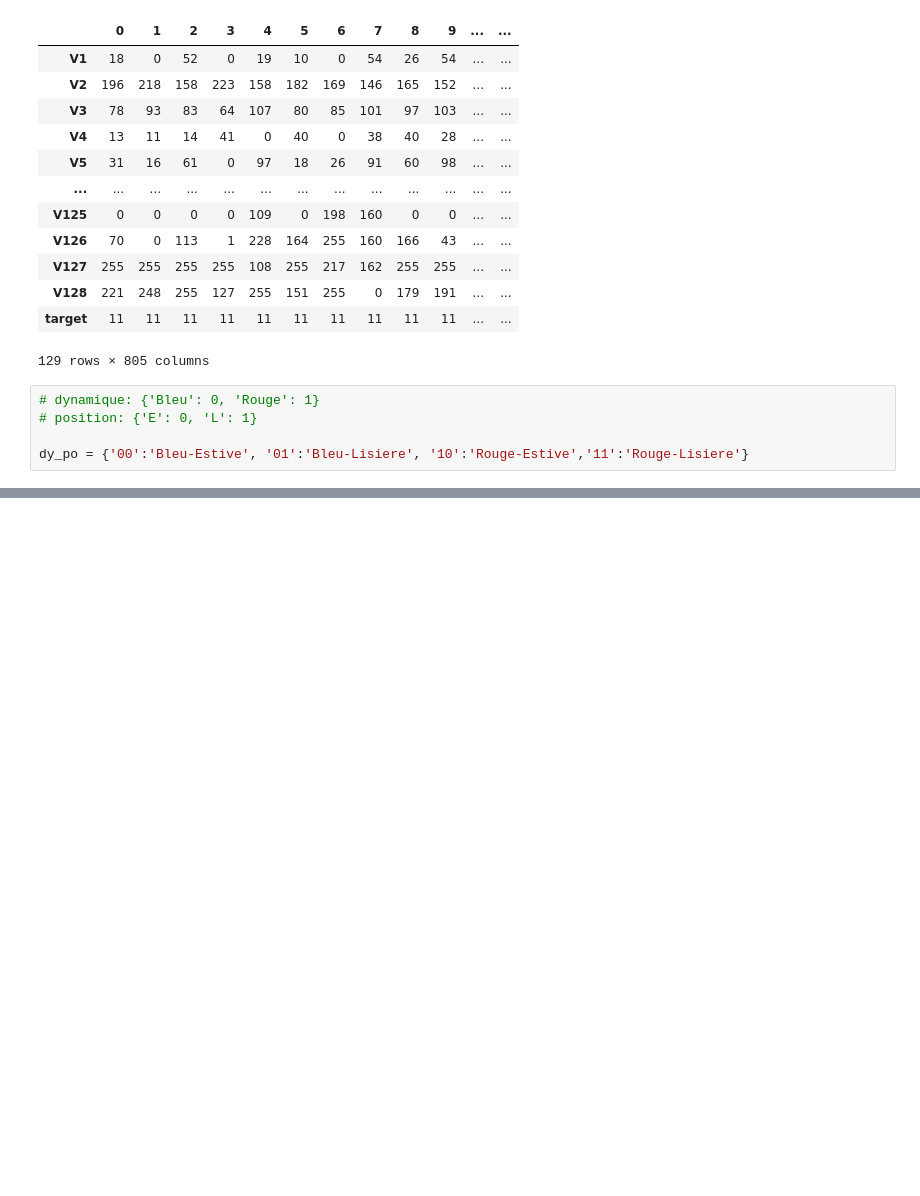
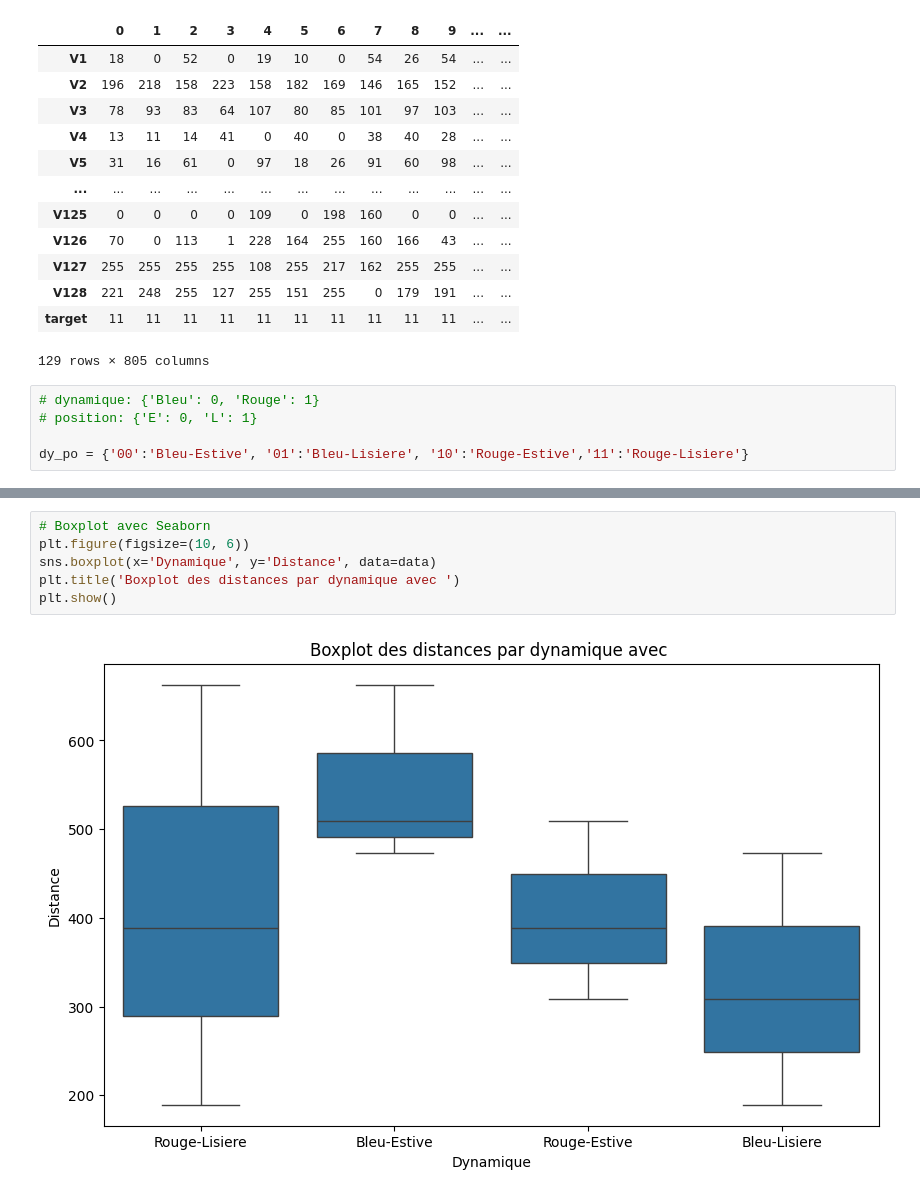
Before and after one commit to jramassa/ListenToTheWild, a Jupyter notebook: non_supervise/VGGish_Unsupervised_analysis_per_Antras_Isard_2022_L_E_B_R.ipynb, the cells around one changed output, grey strips where cells are left out. Saved outputs shown, nothing was run; the diff lists cells and outputs as text; blank space fills up the shorter version.

```diff
--- a/non_supervise/VGGish_Unsupervised_analysis_per_Antras_Isard_2022_L_E_B_R.ipynb
+++ b/non_supervise/VGGish_Unsupervised_analysis_per_Antras_Isard_2022_L_E_B_R.ipynb
@@ -273,0 +459,8 @@ dy_po = {'00':'Bleu-Estive', '01':'Bleu-Lisiere', '10':'Rouge-Estive','11':'Roug
+# %%
+# Boxplot avec Seaborn
+plt.figure(figsize=(10, 6))
+sns.boxplot(x='Dynamique', y='Distance', data=data)
+plt.title('Boxplot des distances par dynamique avec ')
+plt.show()
+# %% [output]
+[figure, added]
```
Also changed, not shown: parts of 26 cells of this notebook.
